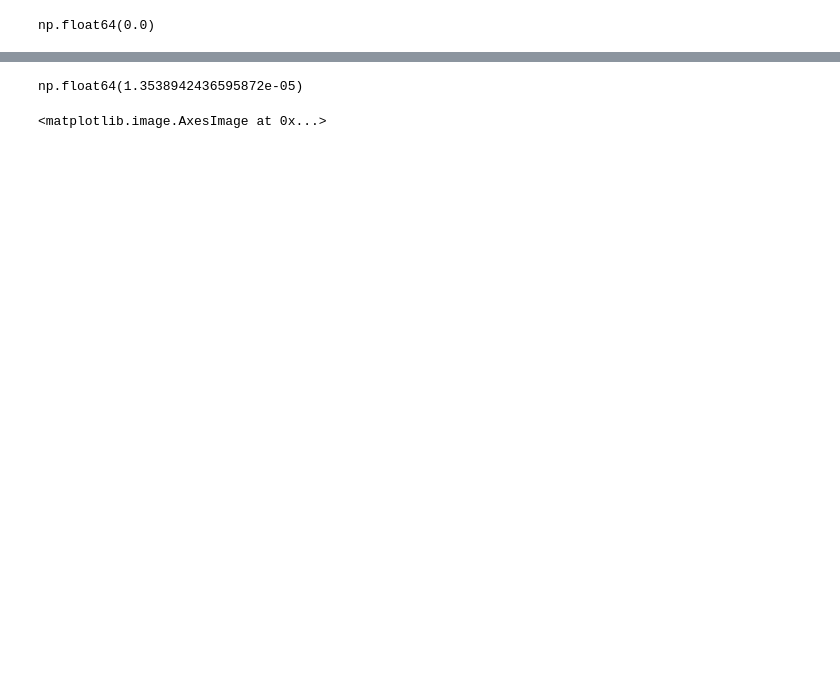
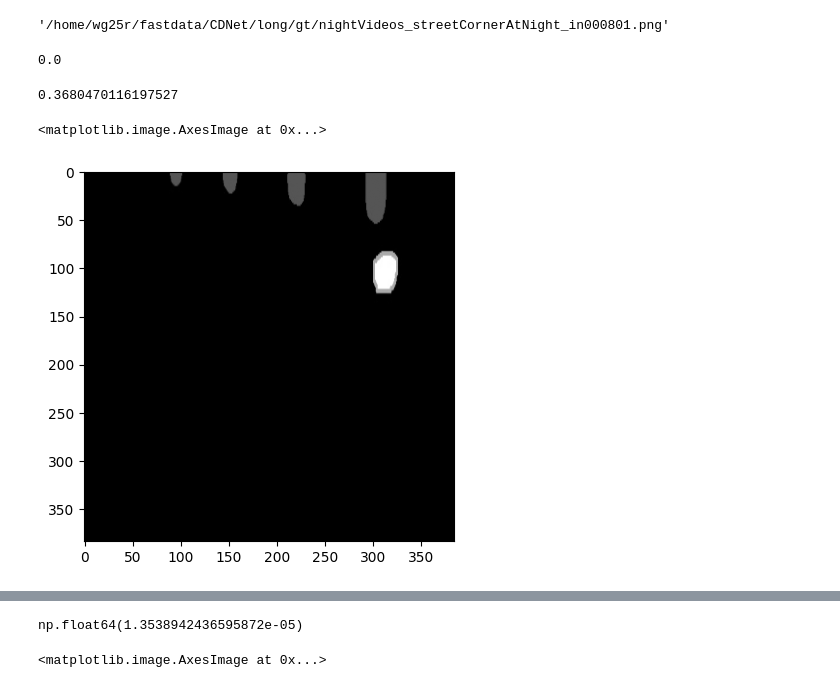
Before and after one commit to weathon/gas_dino, a Jupyter notebook: inf.ipynb, the cells around one changed output, grey strips where cells are left out. Saved outputs shown, nothing was run; the diff lists cells and outputs as text; code cells hidden in the pictures; blank space fills up the shorter version.

```diff
--- a/inf.ipynb
+++ b/inf.ipynb
@@ -292,12 +405,20 @@ for frame_id in tqdm.tqdm(range(1, len(val_list), 10)):
     flatten_gt.append(gt_frame)
 
 out.release()
+# %%
+f"/home/wg25r/fastdata/CDNet/long/gt/{val_list[frame_id].replace('jpg','png')}"
+# %% [output]
+'/home/wg25r/fastdata/CDNet/long/gt/nightVideos_streetCornerAtNight_in000801.png'
 # %%
 flatten_pred = np.concatenate(flatten_pred, axis=0)
 flatten_gt = np.concatenate(flatten_gt, axis=0)
+# %%
+flatten_pred.min()
+# %% [output]
+0.0
 # %%
 flatten_pred = np.float32(flatten_pred)>0
-flatten_gt = np.float32(flatten_gt)>0
+flatten_gt = np.float32(flatten_gt)==1
 
 # sklearn F1 score
 from sklearn.metrics import f1_score
@@ -305,6 +426,11 @@ flatten_pred = flatten_pred.flatten()
 flatten_gt = flatten_gt.flatten()
 f1_score(flatten_gt, flatten_pred)
 # %% [output]
-np.float64(0.0)
+0.3680470116197527
+# %%
+pylab.imshow(gt_frame)
+# %% [output]
+<matplotlib.image.AxesImage at 0x...>
+[figure, added]
 # %%
 # iou between pred and gt
```
Also changed, not shown: parts of 13 cells of this notebook, 29 other files.
